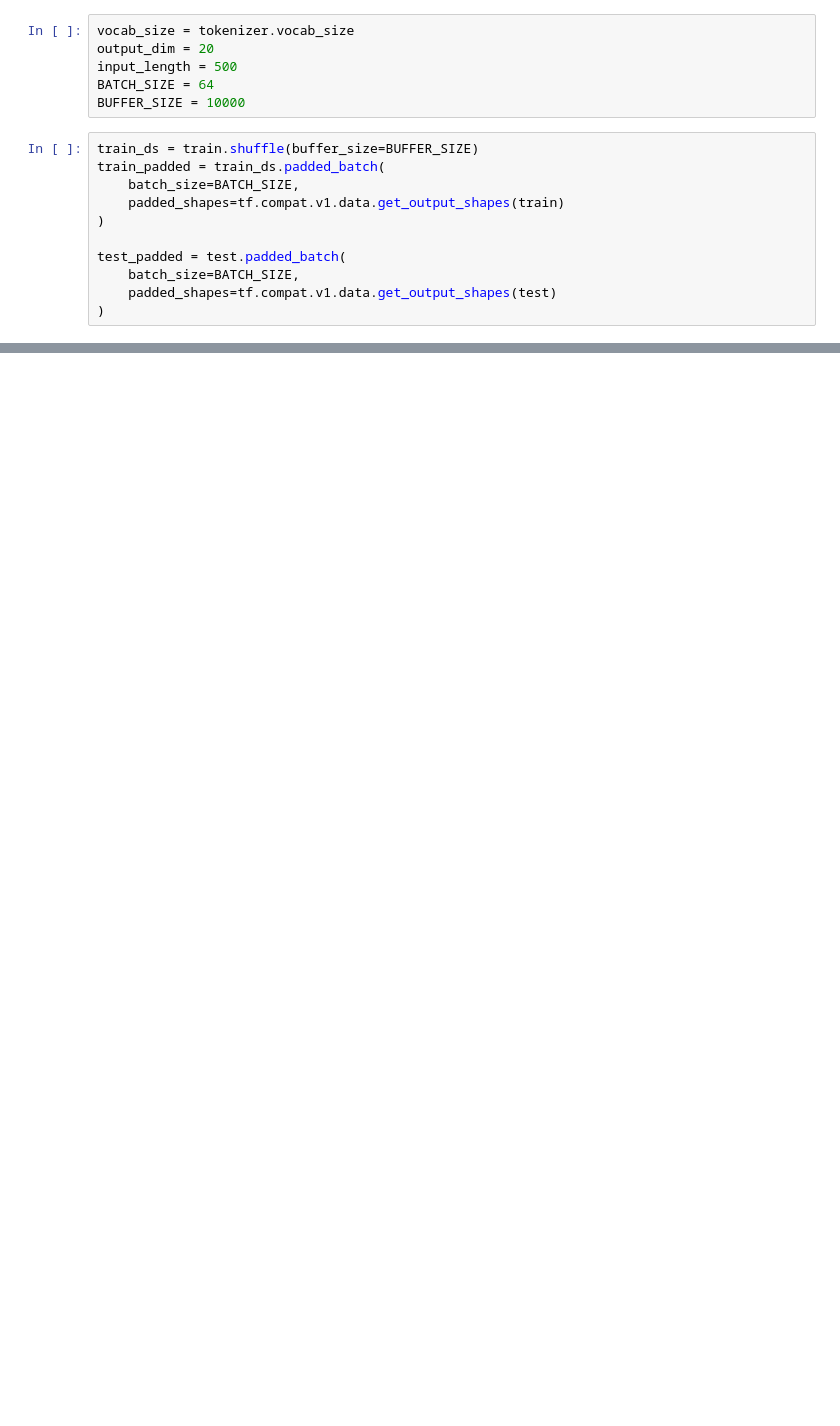
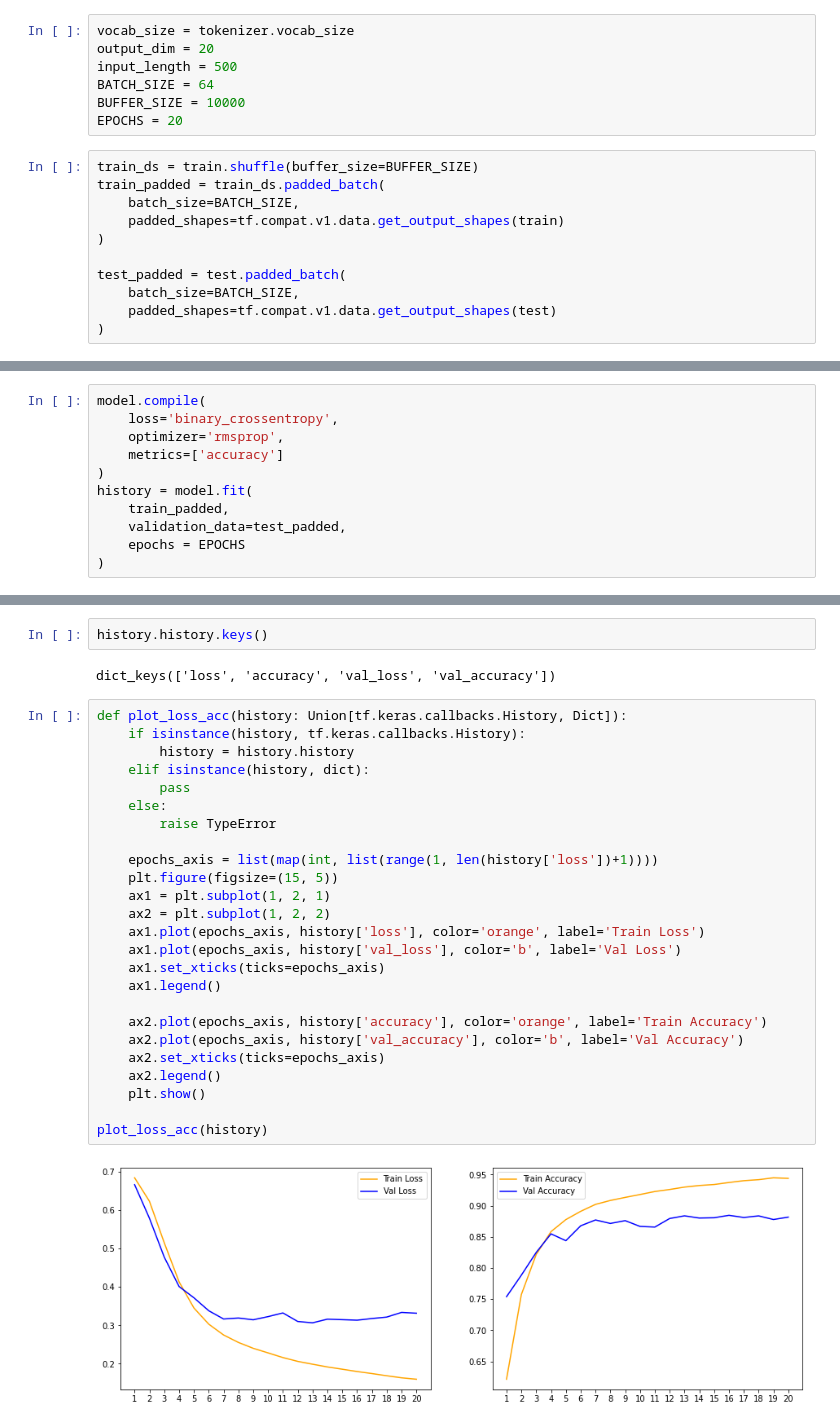
Before and after one commit to temmyzeus/Courses, a Jupyter notebook: DeepLearning.AI TensorFlow Developer Professional Certificate/Natural Language Processing with Tensorflow/IMDB_Subwords8k.ipynb, the cells around one changed output, grey strips where cells are left out. Saved outputs shown, nothing was run; the diff lists cells and outputs as text; blank space fills up the shorter version.

```diff
--- a/DeepLearning.AI TensorFlow Developer Professional Certificate/Natural Language Processing with Tensorflow/IMDB_Subwords8k.ipynb
+++ b/DeepLearning.AI TensorFlow Developer Professional Certificate/Natural Language Processing with Tensorflow/IMDB_Subwords8k.ipynb
@@ -51,6 +59,7 @@ output_dim = 20
 input_length = 500
 BATCH_SIZE = 64
 BUFFER_SIZE = 10000
+EPOCHS = 20
 # %%
 train_ds = train.shuffle(buffer_size=BUFFER_SIZE)
 train_padded = train_ds.padded_batch(
@@ -78,0 +83,11 @@ SyntaxError: ignored
+# %%
+model.compile(
+    loss='binary_crossentropy',
+    optimizer='rmsprop',
+    metrics=['accuracy']
+)
+history = model.fit(
+    train_padded,
+    validation_data=test_padded,
+    epochs = EPOCHS
+)
@@ -78,0 +112,31 @@ SyntaxError: ignored
+# %%
+history.history.keys()
+# %% [output]
+dict_keys(['loss', 'accuracy', 'val_loss', 'val_accuracy'])
+# %%
+def plot_loss_acc(history: Union[tf.keras.callbacks.History, Dict]):
+    if isinstance(history, tf.keras.callbacks.History):
+        history = history.history
+    elif isinstance(history, dict):
+        pass
+    else:
+        raise TypeError
+
+    epochs_axis = list(map(int, list(range(1, len(history['loss'])+1))))
+    plt.figure(figsize=(15, 5))
+    ax1 = plt.subplot(1, 2, 1)
+    ax2 = plt.subplot(1, 2, 2)
+    ax1.plot(epochs_axis, history['loss'], color='orange', label='Train Loss')
+    ax1.plot(epochs_axis, history['val_loss'], color='b', label='Val Loss')
+    ax1.set_xticks(ticks=epochs_axis)
+    ax1.legend()
+
+    ax2.plot(epochs_axis, history['accuracy'], color='orange', label='Train Accuracy')
+    ax2.plot(epochs_axis, history['val_accuracy'], color='b', label='Val Accuracy')
+    ax2.set_xticks(ticks=epochs_axis)
+    ax2.legend()
+    plt.show()
+
+plot_loss_acc(history)
+# %% [output]
+[figure, added]
```
Also changed, not shown: parts of 6 cells of this notebook.
